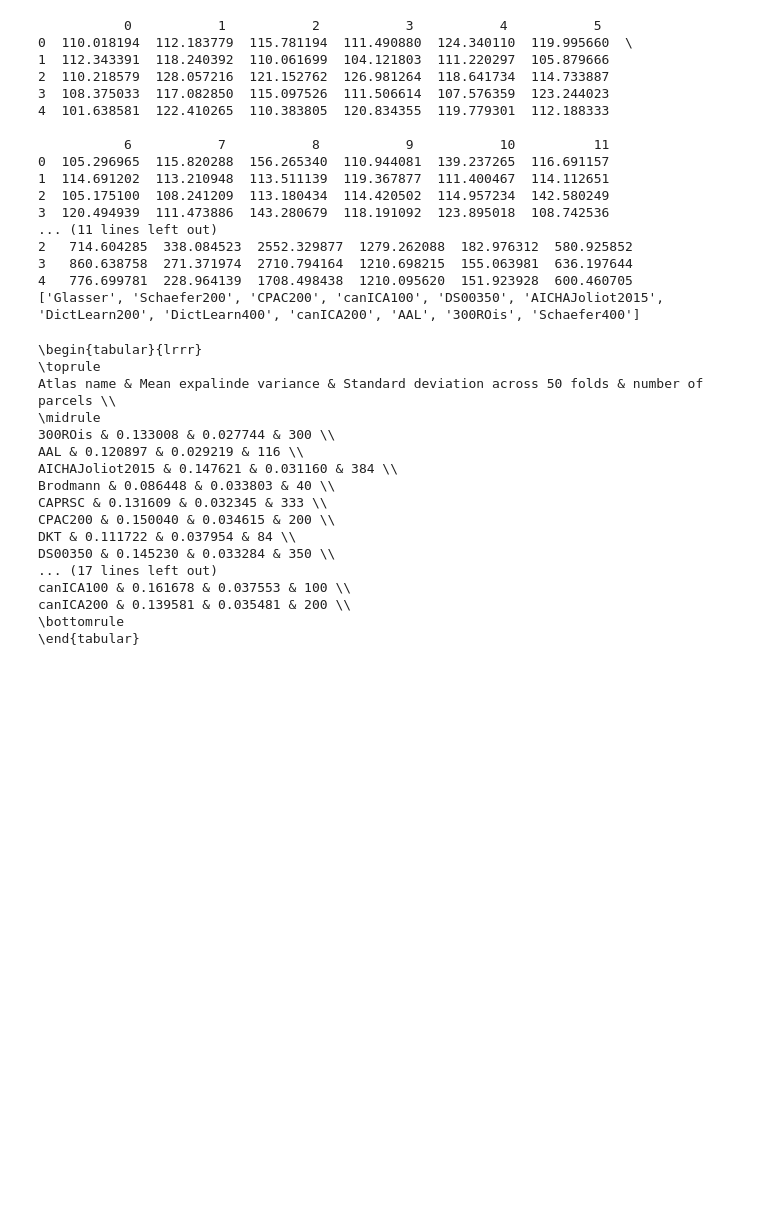
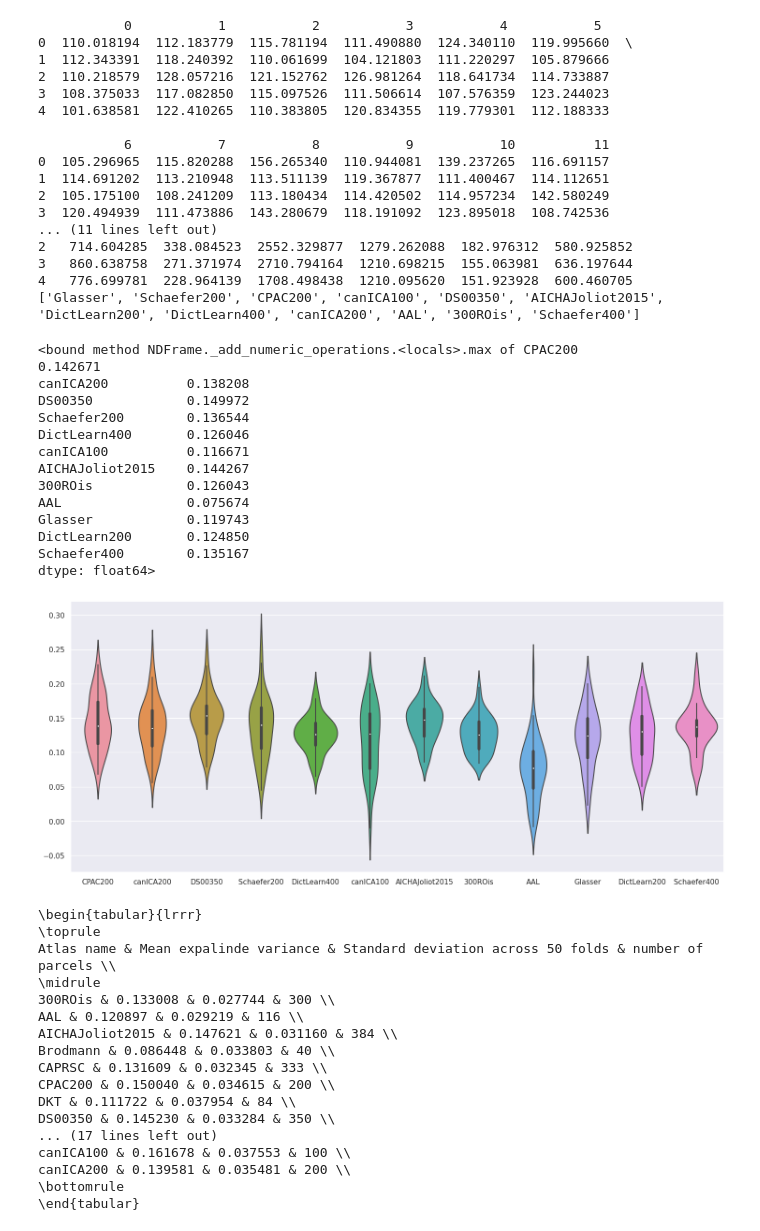
Before and after one commit to samuelheczko/Ridge-Regression-Predictions, a Jupyter notebook: analysis_notebook.ipynb, the cells around one changed output. Cells and saved outputs as stored; diff of their text form; code cells hidden in the pictures; blank space fills up the shorter version.

```diff
--- a/analysis_notebook.ipynb
+++ b/analysis_notebook.ipynb
@@ -37,23 +37,23 @@ tangent_paths_resutls_ridge
 # %%
 ## load the data paths
 tangent_paths_resutls_ridge = glob.glob(path + 'results/ridge_regression/tangent/*results*newalpha*') ##get the ridge tanget prediction accuracies
-prec_paths_results_ridge = glob.glob(path + 'results/ridge_regression/precison/*results*newalpha*')
-pearson_paths_resutls_ridge = glob.glob(path + 'results/ridge_regression/pearson/*results*')
-partial_paths_results_ridge = glob.glob(path + 'results/ridge_regression/partial/*results*')
+prec_paths_results_ridge = glob.glob(path + 'results/ridge_regression/precison/*results*newalpha*') ## percisn matrix as features
+pearson_paths_resutls_ridge = glob.glob(path + 'results/ridge_regression/pearson/*results*') #person correlation matrix, flattened
+partial_paths_results_ridge = glob.glob(path + 'results/ridge_regression/partial/*results*') #partial correlation matrix flattened
 
-tangent_paths_resutls_SVR = glob.glob(path + 'results/SV_regression/tangent2/SVM_results*')
-tangent_paths_resutls_PLS = glob.glob(path + 'results/PLS/tangent/PLS_results*')
+tangent_paths_resutls_SVR = glob.glob(path + 'results/SV_regression/tangent2/SVM_results*') ##SVR resutls - only tangetn correlation done
+tangent_paths_resutls_PLS = glob.glob(path + 'results/PLS/tangent/PLS_results*') ##PLS results - only tangent exists
 
 
 ##use the paths to concentarte the target variables into dataframes+
 
 tang_df_ridge = pd.concat((pd.read_csv(f)['GCA_var'] for f in tangent_paths_resutls_ridge),axis = 1, ignore_index=True) #get the df with all prediction vs real explained variance, tangent correlation with ridge regression
 tang_df_svm = pd.concat((pd.read_csv(f)['GCA_var'] for f in tangent_paths_resutls_SVR),axis = 1, ignore_index=True) #get the df with all prediction vs real explained variance, tangent correlation with SMR regression
-tang_pls_df = pd.concat((pd.read_csv(f)['GCA_var'] for f in tangent_paths_resutls_PLS),axis = 1, ignore_index=True)
+tang_df_pls = pd.concat((pd.read_csv(f)['GCA_var'] for f in tangent_paths_resutls_PLS),axis = 1, ignore_index=True) #tangent PLS dataframe
 
 
-pear_df = pd.concat((pd.read_csv(f)['GCA_var'] for f in pearson_paths_resutls_ridge),axis = 1, ignore_index=True)
-prc_df = pd.concat((pd.read_csv(f)['GCA_var'] for f in prec_paths_results_ridge),axis = 1, ignore_index=True)
-prt_df = pd.concat((pd.read_csv(f)['GCA_var'] for f in partial_paths_results_ridge),axis = 1, ignore_index=True)
+pear_df_ridge = pd.concat((pd.read_csv(f)['GCA_var'] for f in pearson_paths_resutls_ridge),axis = 1, ignore_index=True) #Person ridge
+prc_df_ridge = pd.concat((pd.read_csv(f)['GCA_var'] for f in prec_paths_results_ridge),axis = 1, ignore_index=True) #Precision ridge
+prt_df_ridge = pd.concat((pd.read_csv(f)['GCA_var'] for f in partial_paths_results_ridge),axis = 1, ignore_index=True) #Partial ridge
 # %%
 tang_df_alphas = pd.concat((pd.read_csv(f)['GCA_opt_alphas'] for f in tangent_paths_resutls),axis = 1, ignore_index=True) ##get the alphas
@@ -81,16 +81,26 @@ print([s.split('-')[-1].split('.')[0] for s in tangent_paths_resutls])
 4   776.699781  228.964139  1708.498438  1210.095620  151.923928  600.460705
 ['Glasser', 'Schaefer200', 'CPAC200', 'canICA100', 'DS00350', 'AICHAJoliot2015', 'DictLearn200', 'DictLearn400', 'canICA200', 'AAL', '300ROis', 'Schaefer400']
 # %%
-##get the column names (atlses) for the
+##get the column names (atlses) for the dataframes
 
 tangent_atlas_names_ridge = [s.split('_')[-1].split('.')[0].split('-')[1:] for s in tangent_paths_resutls_ridge]
 tangent_atlas_names_ridge_2 = []
 for list in tangent_atlas_names_ridge:
     tangent_atlas_names_ridge_2.append('_'.join(list))
+tang_df_ridge.columns = tangent_atlas_names_ridge_2
+
 
 
 tangent_atlas_names_SVR = [s.split('_')[-1].split('.')[0].split('-')[1:] for s in tangent_paths_resutls_SVR]
 tangent_atlas_names_SVR_2 = []
 for list in tangent_atlas_names_SVR:
     tangent_atlas_names_SVR_2.append('_'.join(list))
-tang_df_ridge.columns = tangent_atlas_names_ridge_2
+tang_df_svm.columns = tangent_atlas_names_SVR_2
+
+
+
+tangent_atlas_names_PLS = [s.split('_')[-1].split('.')[0].split('-')[1:] for s in tangent_paths_resutls_PLS]
+tangent_atlas_names_PLS_2 = []
+for list in tangent_atlas_names_PLS:
+    tangent_atlas_names_PLS_2.append('_'.join(list))
+tang_df_pls.columns = tangent_atlas_names_PLS_2
@@ -102,3 +107,26 @@ df_results['Standard deviation'] = tang_df_ridge.std().values
+# %%
+sns.set(rc = {'figure.figsize':(18,7.5)})
+
+
+
+sns.violinplot(tang_df_pls)
+
+tang_df_pls.mean().max
+# %% [output]
+<bound method NDFrame._add_numeric_operations.<locals>.max of CPAC200            0.142671
+canICA200          0.138208
+DS00350            0.149972
+Schaefer200        0.136544
+DictLearn400       0.126046
+canICA100          0.116671
+AICHAJoliot2015    0.144267
+300ROis            0.126043
+AAL                0.075674
+Glasser            0.119743
+DictLearn200       0.124850
+Schaefer400        0.135167
+dtype: float64>
+[figure, added]
 # %%
 df_results_alph = df_results.sort_values('Atlas name').reset_index(drop = True)
 # %%
```
Also changed, not shown: parts of 2 cells of this notebook.
